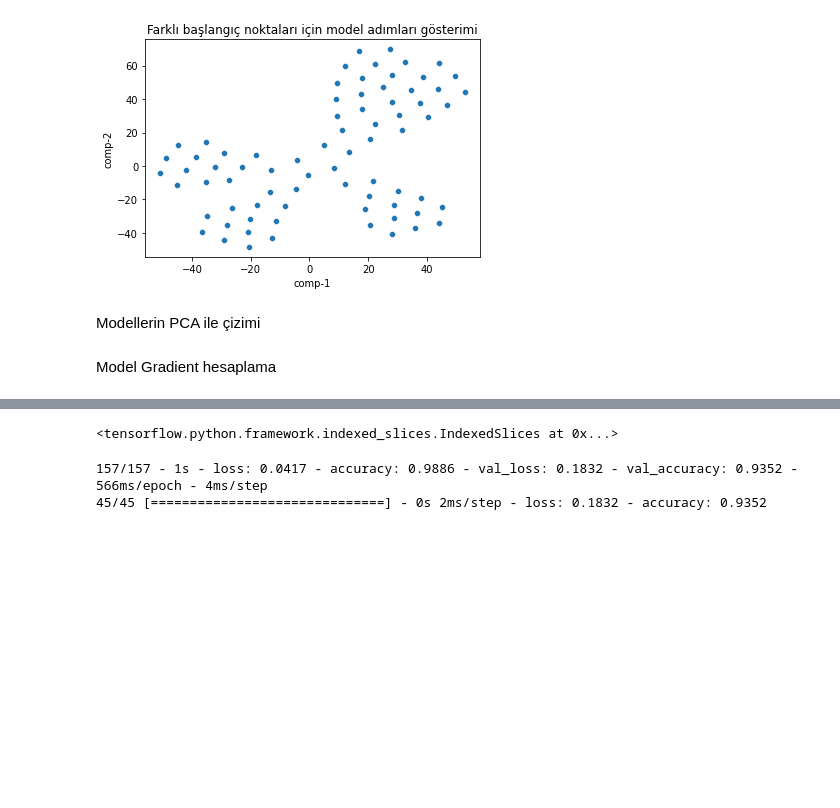
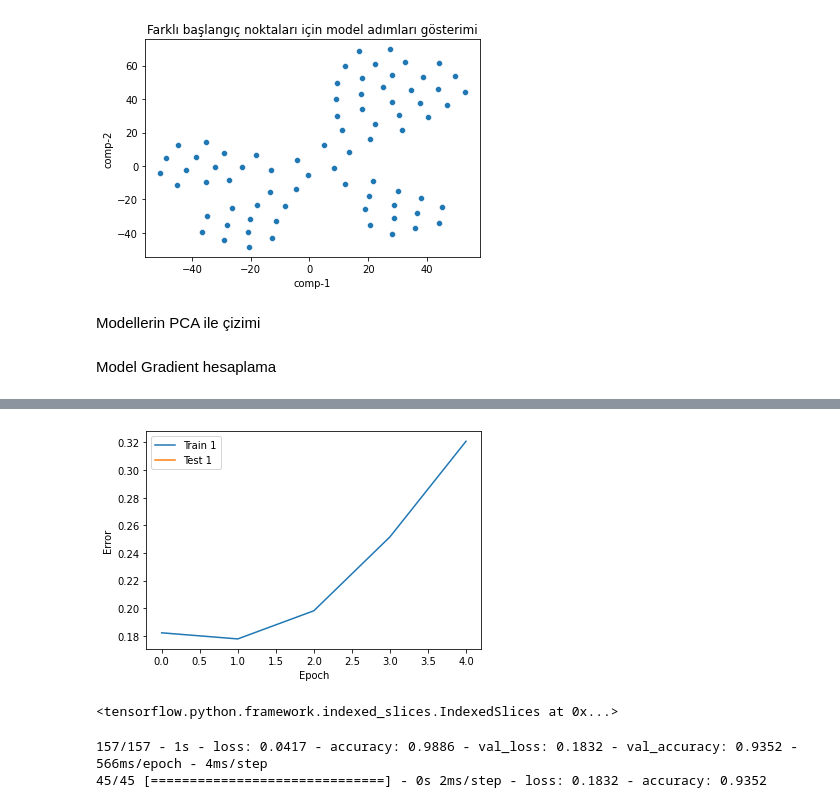
Before and after one commit to enesdogansanli/FindBestWayANN, a Jupyter notebook: Model_1/model_1.ipynb, the cells around one changed output, grey strips where cells are left out. Cells and saved outputs as stored; diff of their text form; code cells hidden in the pictures; blank space fills up the shorter version.

```diff
--- a/Model_1/model_1.ipynb
+++ b/Model_1/model_1.ipynb
@@ -406,0 +593,12 @@ ara5 = ara4+newdeneme
+# %%
+interpolated_weights=[]
+for i in range(5):
+    interpolated_weights.append([before + (after - before) * i / 10 for before, after in zip(firstWeight, lastWeight)])
+# %%
+train_list=[]
+test_list=[]
+for i, weights in enumerate(interpolated_weights):
+    model.set_weights(weights)
+    print(f'Interpolated weights {i}:')
+    loss,accuracy=model.evaluate(testing_padded, testing_labels)
+    train_list.append(loss)
@@ -406,0 +616,10 @@ ara5 = ara4+newdeneme
+# %%
+for i in range(0,len(train_list),10):
+    plt.plot(train_list[i:i+10])
+    plt.plot(test_list[i:i+10])
+plt.legend(["Train 1","Test 1","Train 2","Test 2","Train 3","Test 3","Train 4","Test 4","Train 5","Test 5"])
+plt.xlabel("Epoch")
+plt.ylabel("Error")
+plt.show()
+# %% [output]
+[figure, added]
```
Also changed, not shown: parts of 6 cells of this notebook.
